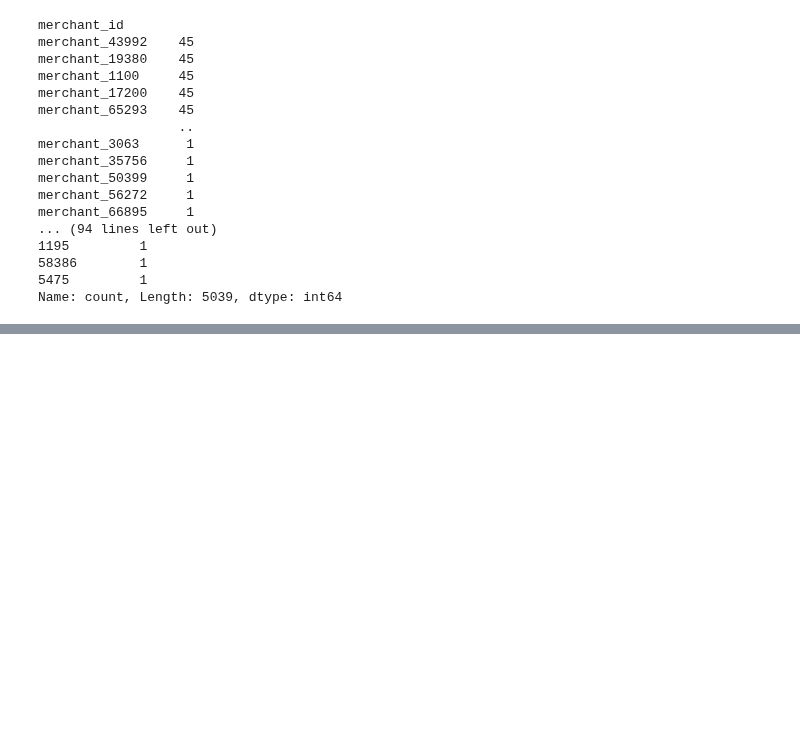
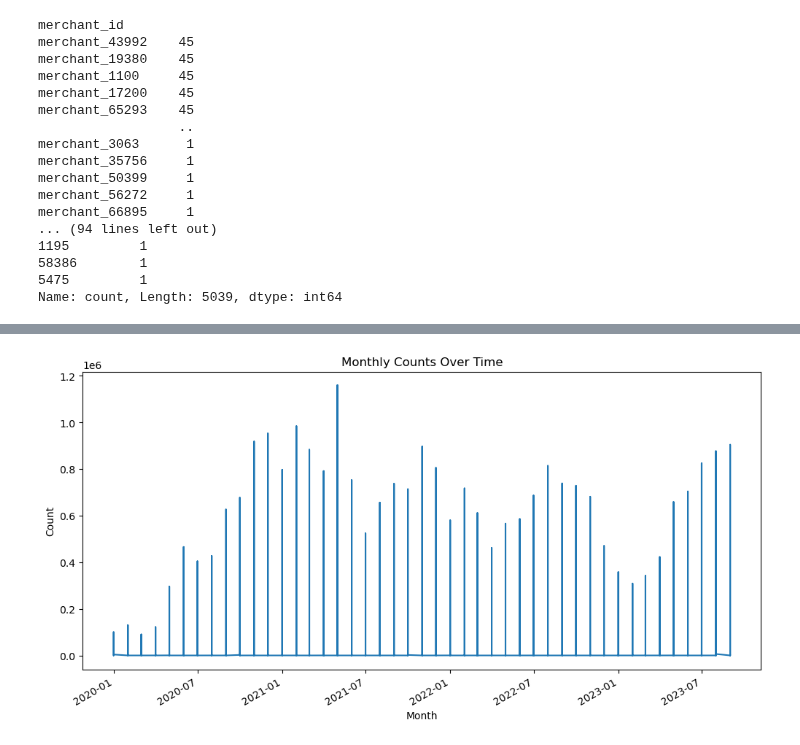
Before and after one commit to hakankorpe/2024, a Jupyter notebook: iyzico/iyzico.ipynb, the cells around one changed output, grey strips where cells are left out. Cells and saved outputs as stored; diff of their text form; code cells hidden in the pictures; blank space fills up the shorter version.

```diff
--- a/iyzico/iyzico.ipynb
+++ b/iyzico/iyzico.ipynb
@@ -188,3 +470,16 @@ Name: count, Length: 5039, dtype: int64
+# %%
+data = base_train.copy() # Remove unnecessary columns
+
+data['month_id'] = pd.to_datetime(data['month_id'], format='%Y%m')
+data.set_index('month_id', inplace=True)
+
+data['net_payment_count'].plot(figsize=(12, 6))
+plt.title('Monthly Counts Over Time')
+plt.xlabel('Month')
+plt.ylabel('Count')
+plt.show()
+# %% [output]
+[figure, added]
 # %%
 cluster_data
 # Drop columns with high cardinality or low variance
```
Also changed, not shown: parts of 29 cells of this notebook, 2 other files.
